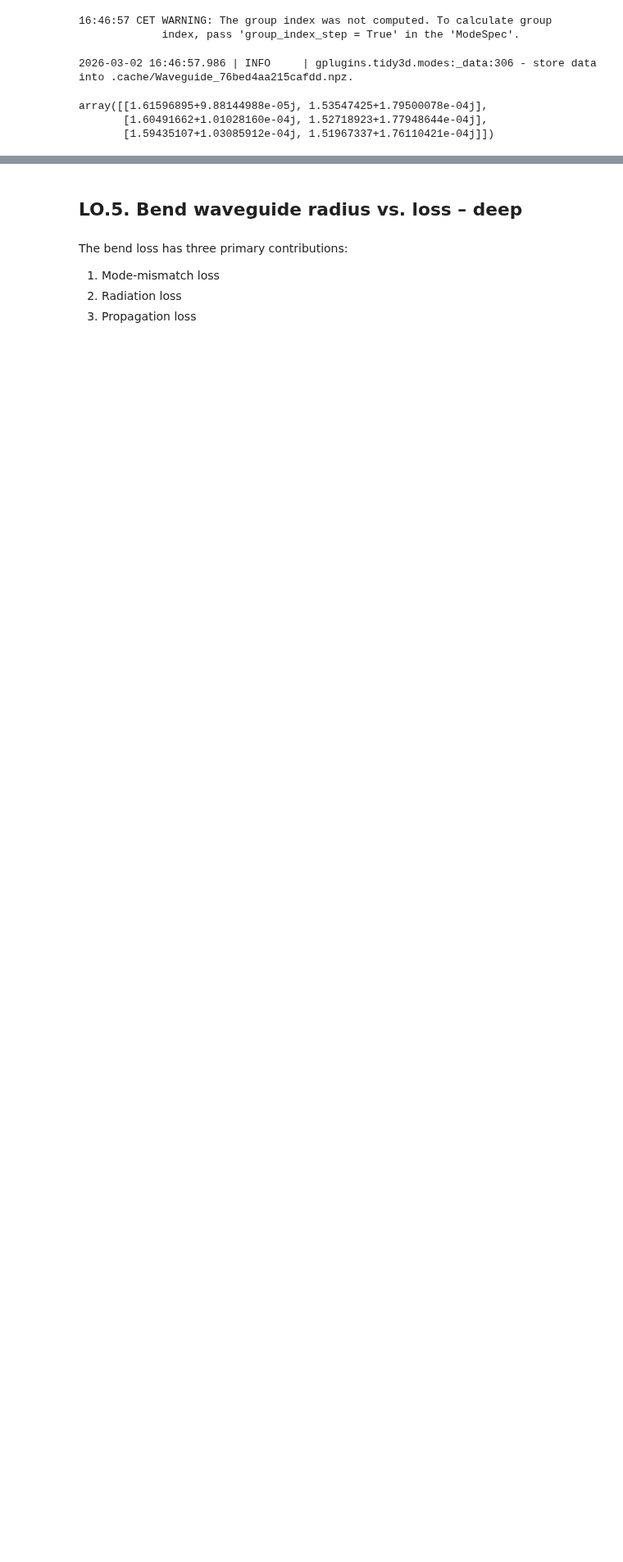
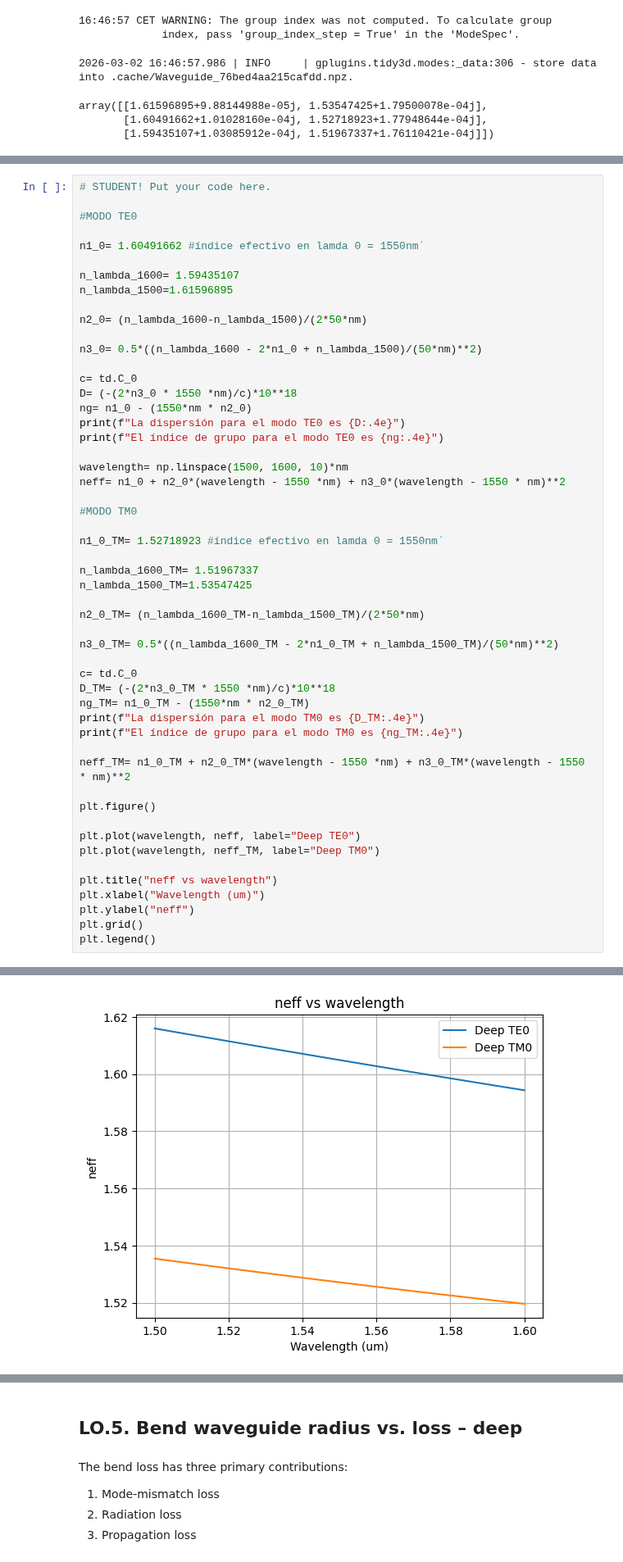
Before and after one commit to miiraandaa/cifoin-lab1, a Jupyter notebook: WAVEGUIDES_Student.ipynb, the cells around one changed output, grey strips where cells are left out. Shown at 82% size. Saved outputs shown, nothing was run; the diff lists cells and outputs as text; blank space fills up the shorter version.

```diff
--- a/WAVEGUIDES_Student.ipynb
+++ b/WAVEGUIDES_Student.ipynb
@@ -579,0 +515,53 @@ array([[1.63373911+9.42865373e-05j, 1.54890418+1.54227271e-04j],
+# %%
+# STUDENT! Put your code here.
+
+#MODO TE0
+
+n1_0= 1.60491662 #índice efectivo en lamda 0 = 1550nm´
+
+n_lambda_1600= 1.59435107
+n_lambda_1500=1.61596895
+
+n2_0= (n_lambda_1600-n_lambda_1500)/(2*50*nm)
+
+n3_0= 0.5*((n_lambda_1600 - 2*n1_0 + n_lambda_1500)/(50*nm)**2)
+
+c= td.C_0
+D= (-(2*n3_0 * 1550 *nm)/c)*10**18
+ng= n1_0 - (1550*nm * n2_0)
+print(f"La dispersión para el modo TE0 es {D:.4e}")
+print(f"El índice de grupo para el modo TE0 es {ng:.4e}")
+
+wavelength= np.linspace(1500, 1600, 10)*nm
+neff= n1_0 + n2_0*(wavelength - 1550 *nm) + n3_0*(wavelength - 1550 * nm)**2
+
+#MODO TM0
+
+n1_0_TM= 1.52718923 #índice efectivo en lamda 0 = 1550nm´
+
+n_lambda_1600_TM= 1.51967337
+n_lambda_1500_TM=1.53547425
+
+n2_0_TM= (n_lambda_1600_TM-n_lambda_1500_TM)/(2*50*nm)
+
+n3_0_TM= 0.5*((n_lambda_1600_TM - 2*n1_0_TM + n_lambda_1500_TM)/(50*nm)**2)
+
+c= td.C_0
+D_TM= (-(2*n3_0_TM * 1550 *nm)/c)*10**18
+ng_TM= n1_0_TM - (1550*nm * n2_0_TM)
+print(f"La dispersión para el modo TM0 es {D_TM:.4e}")
+print(f"El índice de grupo para el modo TM0 es {ng_TM:.4e}")
+
+neff_TM= n1_0_TM + n2_0_TM*(wavelength - 1550 *nm) + n3_0_TM*(wavelength - 1550 * nm)**2
+
+plt.figure()
+
+plt.plot(wavelength, neff, label="Deep TE0")
+plt.plot(wavelength, neff_TM, label="Deep TM0")
+
+plt.title("neff vs wavelength")
+plt.xlabel("Wavelength (um)")
+plt.ylabel("neff")
+plt.grid()
+plt.legend()
+# %% [output]
@@ -580,3 +573,4 @@ array([[1.63373911+9.42865373e-05j, 1.54890418+1.54227271e-04j],
+[figure, added]
 # %%
 #MODO TE0 Shallow
 
```
Also changed, not shown: parts of 15 cells of this notebook.
